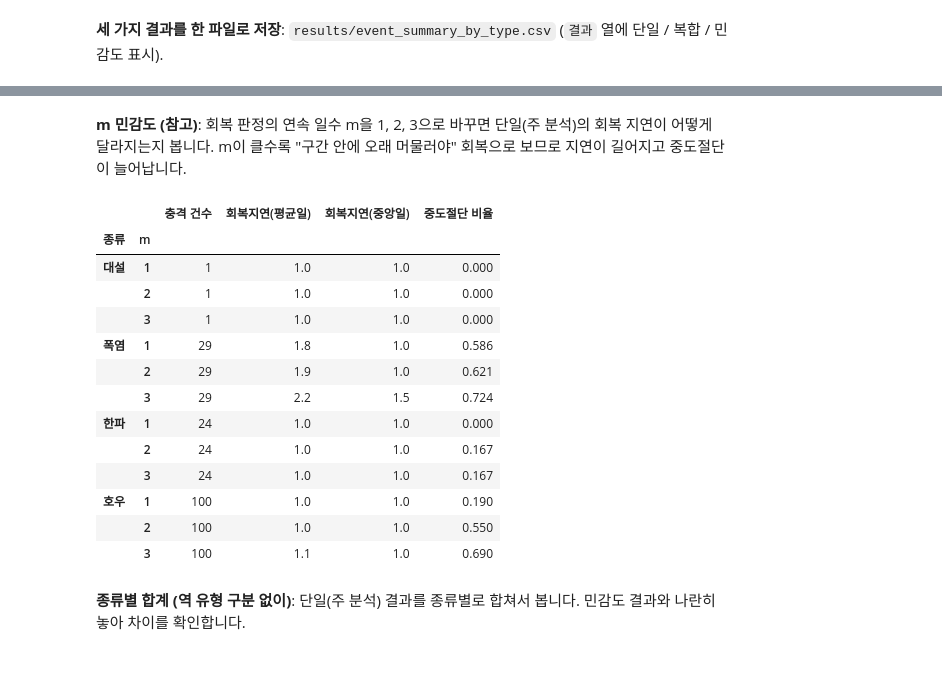
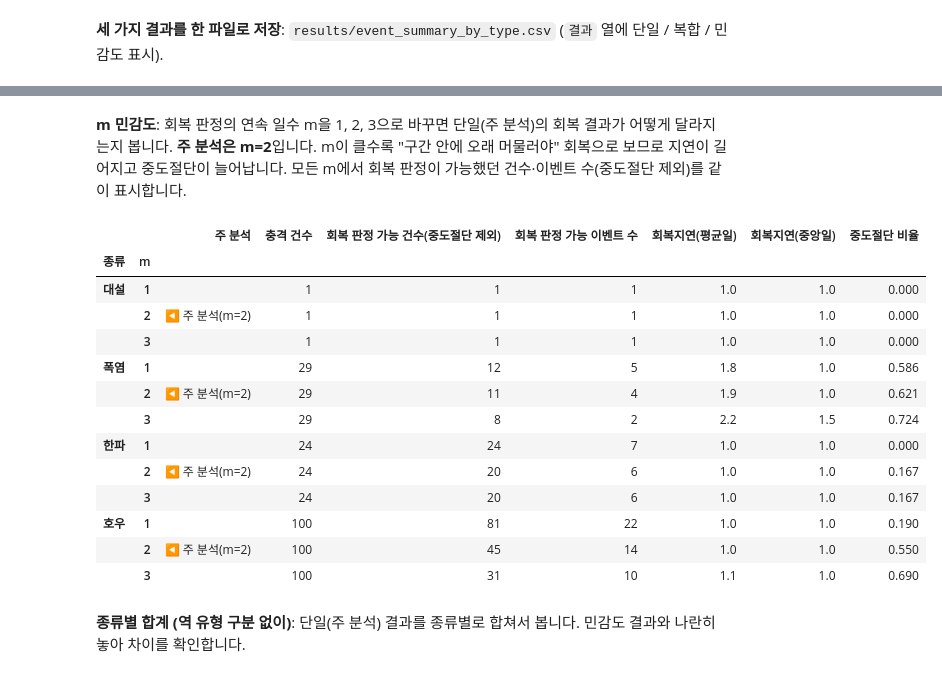
Before and after one commit to Eui-seung/TimeSeries, a Jupyter notebook: notebooks/04_event_baseline.ipynb, the cells around one changed output, grey strips where cells are left out. Cells and saved outputs as stored; diff of their text form; code cells hidden in the pictures.

```diff
--- a/notebooks/04_event_baseline.ipynb
+++ b/notebooks/04_event_baseline.ipynb
@@ -261,10 +262,9 @@ rates
 # %%
 ok_k = [k for k in KM_CANDIDATES if rate_k[k] <= FALSE_RATE_MAX]
-ok_m = [m for m in KM_CANDIDATES if rate_m[m] <= FALSE_RATE_MAX]
 K = min(ok_k) if ok_k else max(KM_CANDIDATES)
-M = min(ok_m) if ok_m else int(rate_m.idxmin())
-print(f'선택된 k = {K}' + ('' if ok_k else '  [주의: 5% 이하인 k가 없어 가장 큰 k를 씀]'))
-print(f'선택된 m = {M}' + ('' if ok_m else '  [주의: 5% 이하인 m이 없어 오판정 비율이 가장 낮은 m을 씀]'))
+M = RECOVERY_M                                                   # m은 placebo로 고르지 않고 고정
+print(f'선택된 k = {K} (placebo 충격 오판정 {rate_k[K]:.1%})' + ('' if ok_k else '  [주의: 5% 이하인 k가 없어 가장 큰 k를 씀]'))
+print(f'고정된 m = {M} (참고: placebo 회복 오판정 m=1 {rate_m[1]:.1%}, m=2 {rate_m[2]:.1%}, m=3 {rate_m[3]:.1%})')
 inside = ((pl.actual >= pl.lower) & (pl.actual <= pl.upper))
 cover = pd.DataFrame({'구간 안': inside.groupby(pl.역.map(st_type)).mean(), '구간 아래': (pl.actual < pl.lower).groupby(pl.역.map(st_type)).mean(), '구간 위': (pl.actual > pl.upper).groupby(pl.역.map(st_type)).mean()})
 byk = plc[(plc.k == K) & (plc.m == M)].groupby('유형').충격.mean().rename(f'충격 오판정(k={K})')
@@ -425,32 +426,37 @@ summary_all.shape
 # %% [markdown]
-**m 민감도 (참고)**: 회복 판정의 연속 일수 m을 1, 2, 3으로 바꾸면 단일(주 분석)의 회복 지연이 어떻게 달라지는지 봅니다. m이 클수록 "구간 안에 오래 머물러야" 회복으로 보므로 지연이 길어지고 중도절단이 늘어납니다.
+**m 민감도**: 회복 판정의 연속 일수 m을 1, 2, 3으로 바꾸면 단일(주 분석)의 회복 결과가 어떻게 달라지는지 봅니다. **주 분석은 m=2**입니다. m이 클수록 "구간 안에 오래 머물러야" 회복으로 보므로 지연이 길어지고 중도절단이 늘어납니다. 모든 m에서 회복 판정이 가능했던 건수·이벤트 수(중도절단 제외)를 같이 표시합니다.
 # %%
 rows = []
 meta_main = meta[meta.분류 == '단일']
 for (eid, st), g in real[real.id.isin(meta_main.index)].groupby(['id', '역']):
     m_ = meta.loc[eid]
     for mm in KM_CANDIDATES:
         r = eval_event(g.set_index('date'), m_.시작일, m_.종료일, K, mm)
         if r['충격']:
-            rows.append({'m': mm, '종류': m_.종류, '지연': r['회복지연일'], '중도절단': r['중도절단']})
+            rows.append({'m': mm, '종류': m_.종류, '이벤트': eid, '지연': r['회복지연일'], '중도절단': r['중도절단']})
 sm = pd.DataFrame(rows)
-pd.DataFrame({'충격 건수': sm.groupby(['종류', 'm']).size(), '회복지연(평균일)': sm[~sm.중도절단].groupby(['종류', 'm']).지연.mean().round(1),
-              '회복지연(중앙일)': sm[~sm.중도절단].groupby(['종류', 'm']).지연.median(), '중도절단 비율': sm.groupby(['종류', 'm']).중도절단.mean().round(3)})
+ok_rec = sm[~sm.중도절단]
+sens_m = pd.DataFrame({'충격 건수': sm.groupby(['종류', 'm']).size(), '회복 판정 가능 건수(중도절단 제외)': ok_rec.groupby(['종류', 'm']).size(),
+                       '회복 판정 가능 이벤트 수': ok_rec.groupby(['종류', 'm']).이벤트.nunique(), '회복지연(평균일)': ok_rec.groupby(['종류', 'm']).지연.mean().round(1),
+                       '회복지연(중앙일)': ok_rec.groupby(['종류', 'm']).지연.median(), '중도절단 비율': sm.groupby(['종류', 'm']).중도절단.mean().round(3)}).fillna(0)
+sens_m.insert(0, '주 분석', ['◀ 주 분석(m=2)' if m == RECOVERY_M else '' for m in sens_m.index.get_level_values('m')])
+sens_m.to_csv(RESULTS / 'event_recovery_m_sensitivity.csv', encoding='utf-8-sig')
+sens_m
 # %% [output]
-|  |  | 충격 건수 | 회복지연(평균일) | 회복지연(중앙일) | 중도절단 비율 |
-| 종류 | m |  |  |  |  |
-| 대설 | 1 | 1 | 1.0 | 1.0 | 0.000 |
-|  | 2 | 1 | 1.0 | 1.0 | 0.000 |
-|  | 3 | 1 | 1.0 | 1.0 | 0.000 |
-| 폭염 | 1 | 29 | 1.8 | 1.0 | 0.586 |
-|  | 2 | 29 | 1.9 | 1.0 | 0.621 |
-|  | 3 | 29 | 2.2 | 1.5 | 0.724 |
-| 한파 | 1 | 24 | 1.0 | 1.0 | 0.000 |
-|  | 2 | 24 | 1.0 | 1.0 | 0.167 |
-|  | 3 | 24 | 1.0 | 1.0 | 0.167 |
-| 호우 | 1 | 100 | 1.0 | 1.0 | 0.190 |
-|  | 2 | 100 | 1.0 | 1.0 | 0.550 |
-|  | 3 | 100 | 1.1 | 1.0 | 0.690 |
+|  |  | 주 분석 | 충격 건수 | 회복 판정 가능 건수(중도절단 제외) | 회복 판정 가능 이벤트 수 | 회복지연(평균일) | 회복지연(중앙일) | 중도절단 비율 |
+| 종류 | m |  |  |  |  |  |  |  |
+| 대설 | 1 |  | 1 | 1 | 1 | 1.0 | 1.0 | 0.000 |
+|  | 2 | ◀ 주 분석(m=2) | 1 | 1 | 1 | 1.0 | 1.0 | 0.000 |
+|  | 3 |  | 1 | 1 | 1 | 1.0 | 1.0 | 0.000 |
+| 폭염 | 1 |  | 29 | 12 | 5 | 1.8 | 1.0 | 0.586 |
+|  | 2 | ◀ 주 분석(m=2) | 29 | 11 | 4 | 1.9 | 1.0 | 0.621 |
+|  | 3 |  | 29 | 8 | 2 | 2.2 | 1.5 | 0.724 |
+| 한파 | 1 |  | 24 | 24 | 7 | 1.0 | 1.0 | 0.000 |
+|  | 2 | ◀ 주 분석(m=2) | 24 | 20 | 6 | 1.0 | 1.0 | 0.167 |
+|  | 3 |  | 24 | 20 | 6 | 1.0 | 1.0 | 0.167 |
+| 호우 | 1 |  | 100 | 81 | 22 | 1.0 | 1.0 | 0.190 |
+|  | 2 | ◀ 주 분석(m=2) | 100 | 45 | 14 | 1.0 | 1.0 | 0.550 |
+|  | 3 |  | 100 | 31 | 10 | 1.1 | 1.0 | 0.690 |
 # %% [markdown]
 **종류별 합계 (역 유형 구분 없이)**: 단일(주 분석) 결과를 종류별로 합쳐서 봅니다. 민감도 결과와 나란히 놓아 차이를 확인합니다.
 # %%
```
Also changed, not shown: parts of 11 cells of this notebook, 5 other files.
